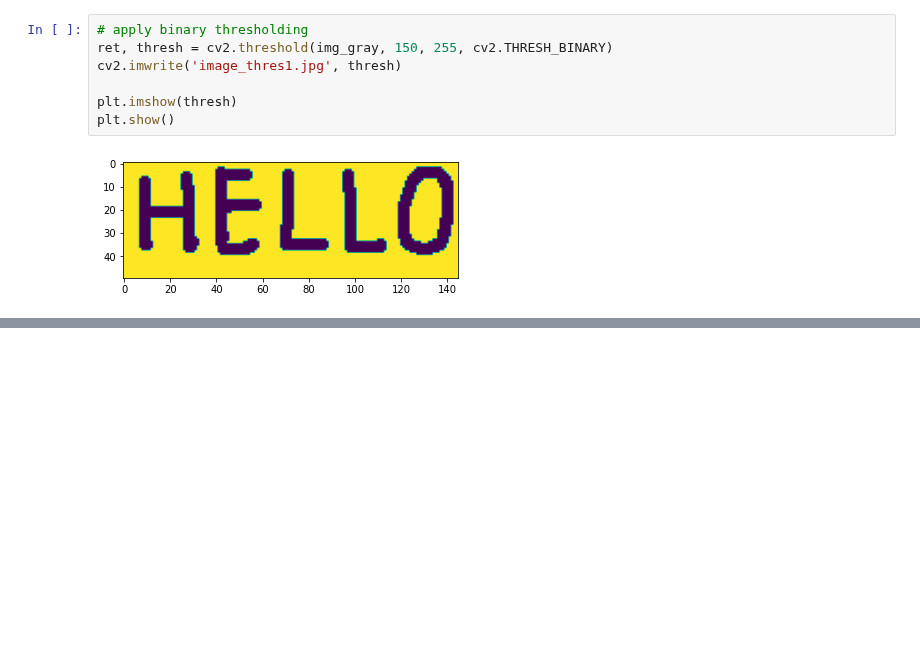
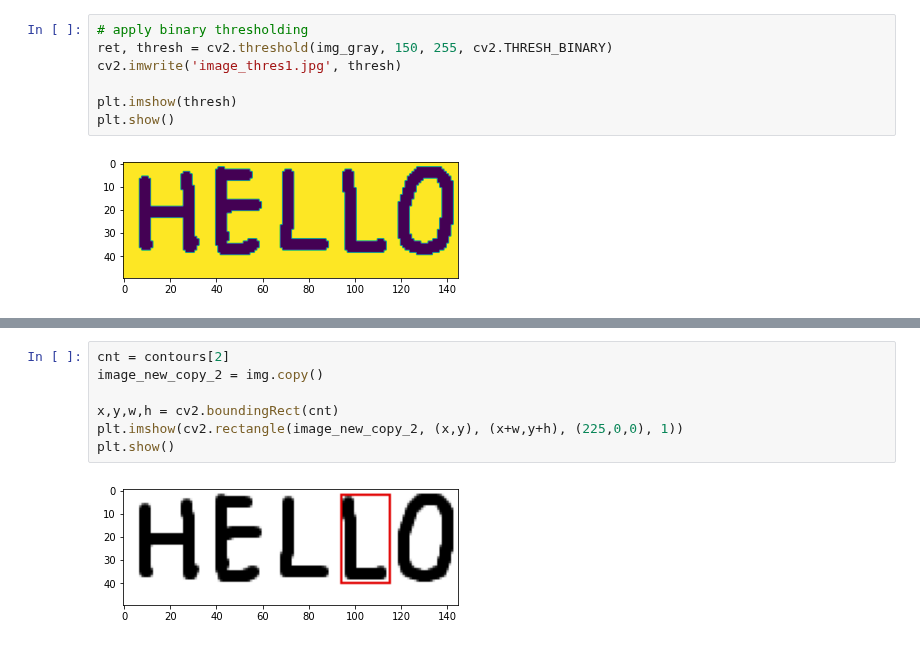
Before and after one commit to syedfaiqueali/Data-Science-And-Machine-Learning-Bootcamp, a Jupyter notebook: 12. Using OpenCV to extract alphabets/1. Using OpenCv to find image contours.ipynb, the cells around one changed output, grey strips where cells are left out. Drawn from its saved outputs; the diff is of its cells as text; blank space fills up the shorter version.

```diff
--- a/12. Using OpenCV to extract alphabets/1. Using OpenCv to find image contours.ipynb
+++ b/12. Using OpenCV to extract alphabets/1. Using OpenCv to find image contours.ipynb
@@ -48,0 +69,9 @@ cv2.destroyAllWindows()
+# %%
+cnt = contours[2]
+image_new_copy_2 = img.copy()
+
+x,y,w,h = cv2.boundingRect(cnt)
+plt.imshow(cv2.rectangle(image_new_copy_2, (x,y), (x+w,y+h), (225,0,0), 1))
+plt.show()
+# %% [output]
+[figure, added]
```
Also changed, not shown: parts of 7 cells of this notebook.
